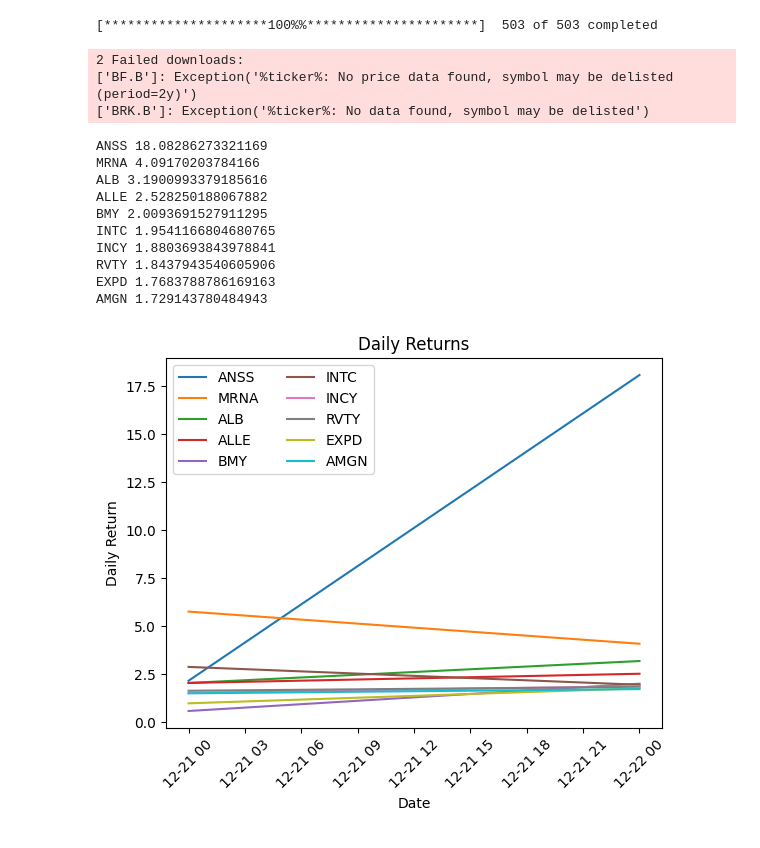
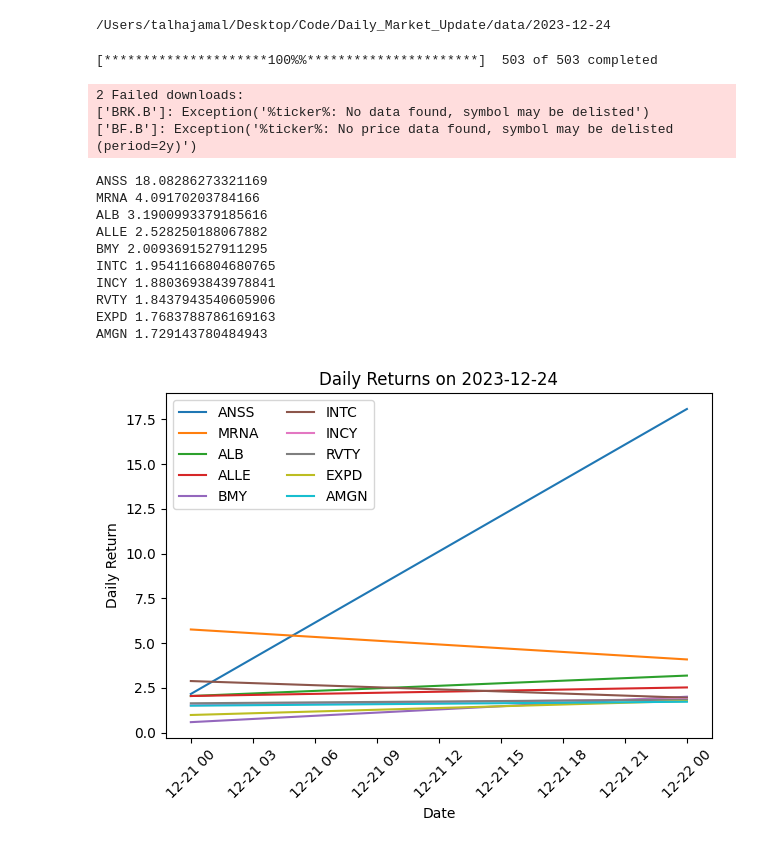
Before and after one commit to talhajamal11/Market-Updates, a Jupyter notebook: src/main.ipynb, the cells around one changed output. Drawn from its saved outputs; the diff is of its cells as text; code cells hidden in the pictures.

Commit message:
One script to generate performances

```diff
--- a/src/main.ipynb
+++ b/src/main.ipynb
@@ -8,6 +1,22 @@ import yfinance as yf
+# %%
+import pandas as pd
+import matplotlib.pyplot as plt
+import yfinance as yf
+import datetime as dt
+import os
+
+#Create directory to store today's plots
+_today = dt.datetime.today().strftime('%Y-%m-%d')
+directory = f'/Users/talhajamal/Desktop/Code/Daily_Market_Update/data/{_today}'
+print(directory)
+# Create the directory if it does not exist
+if not os.path.exists(directory):
+    os.makedirs(directory)
+# %% [output]
+/Users/talhajamal/Desktop/Code/Daily_Market_Update/data/2023-12-24
 # %%
 # Get SP500 Tickers
-sp500 = pd.read_csv('/Users/talhajamal/Desktop/Code/Daily Market Update /data/sp500.csv')
+sp500 = pd.read_csv('/Users/talhajamal/Desktop/Code/Daily_Market_Update/data/sp500.csv')
 sp500_tickers = ','.join(sp500['Symbol']).replace(',',' ')
 # %%
 # 1 Year Data
@@ -15,8 +24,8 @@ data = yf.download(sp500_tickers, period='2y')
 # %% [output]
 [*********************100%%**********************]  503 of 503 completed
 2 Failed downloads:
+['BRK.B']: Exception('%ticker%: No data found, symbol may be delisted')
 ['BF.B']: Exception('%ticker%: No price data found, symbol may be delisted (period=2y)')
-['BRK.B']: Exception('%ticker%: No data found, symbol may be delisted')
 # %%
 # Performance Metrics
 performance_metrics = {
@@ -36,27 +45,31 @@ one_year_performance = top_performers['1y']
 # %%
 # Plot of best performing stocks over 1 Day
 for ticker, ret in one_day_performance.items():
     #Calculate Daily Return
     print(ticker, ret)
     plt.plot(data['Adj Close'][ticker].pct_change().tail(2) * 100, label=ticker)
-plt.title('Daily Returns')
+plt.title('Daily Returns on '+_today)
 plt.xlabel('Date')
 plt.xticks(rotation=45)
 plt.ylabel('Daily Return')
 plt.legend(loc='upper left', ncol=2)
+plt.tight_layout()
+_filename = '1D_performance.png'
+_full_path = os.path.join(directory, _filename)
+plt.savefig(_full_path)
 plt.show()
 # %% [output]
 ANSS 18.08286273321169
 MRNA 4.09170203784166
 ALB 3.1900993379185616
 ALLE 2.528250188067882
 BMY 2.0093691527911295
 INTC 1.9541166804680765
 INCY 1.8803693843978841
 RVTY 1.8437943540605906
 EXPD 1.7683788786169163
 AMGN 1.729143780484943
-[figure, old version]
+[figure, new version]
 # %%
 # Plot of best performing stocks over 1 Week
 for ticker, ret in one_week_performance.items():
```
Also changed, not shown: parts of 7 cells of this notebook, 6 other files.
